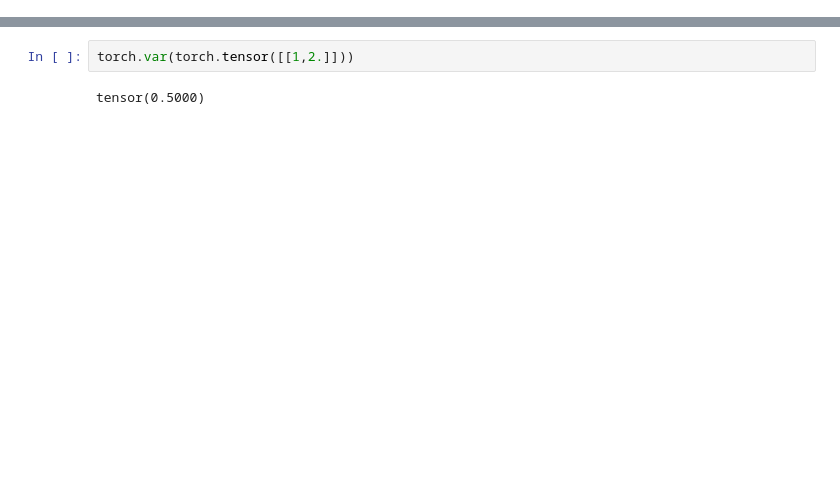
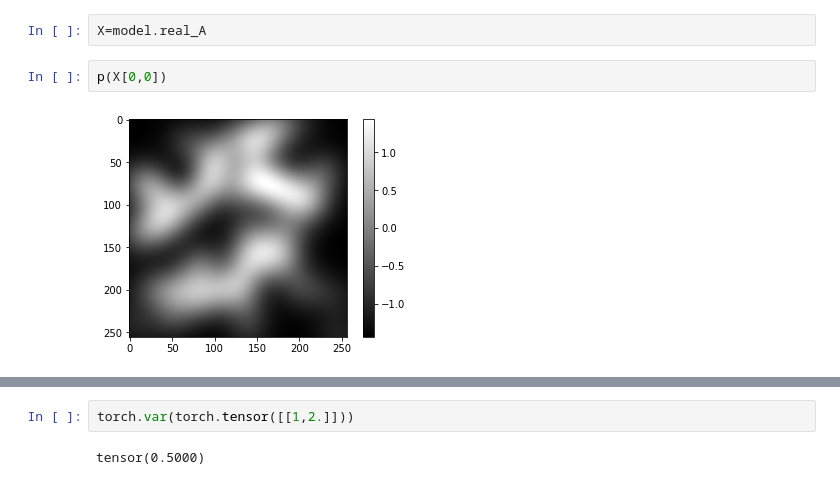
Before and after one commit to jayin92/TerrainGAN, a Jupyter notebook: API2.ipynb, the cells around one changed output, grey strips where cells are left out. Saved outputs shown, nothing was run; the diff lists cells and outputs as text; blank space fills up the shorter version.

```diff
--- a/API2.ipynb
+++ b/API2.ipynb
@@ -283,0 +295,6 @@ IndexError: index 1 is out of bounds for dimension 0 with size 1
+# %%
+X=model.real_A
+# %%
+p(X[0,0])
+# %% [output]
+[figure, added]
```
Also changed, not shown: parts of 36 cells of this notebook, 3 other files.
